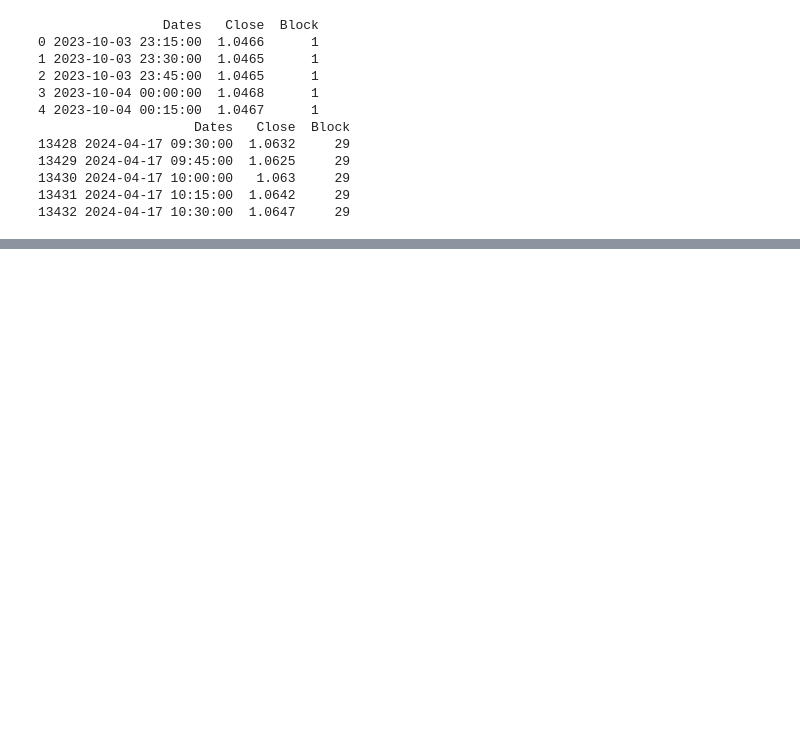
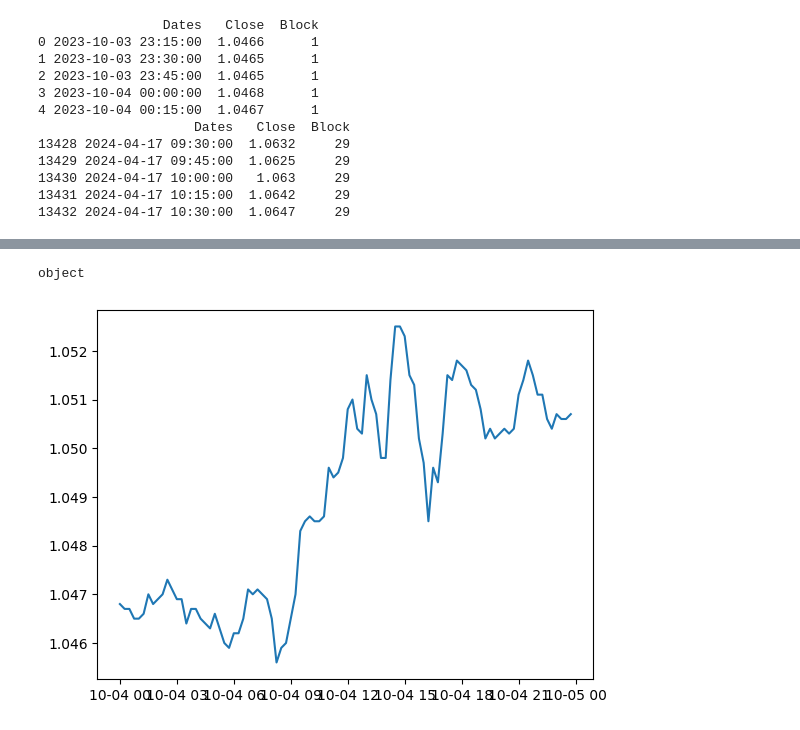
Before and after one commit to ArneTillmann/distributional-forex-prediction, a Jupyter notebook: statistical-consulting(1).ipynb, the cells around one changed output, grey strips where cells are left out. Cells and saved outputs as stored; diff of their text form; code cells hidden in the pictures; blank space fills up the shorter version.

```diff
--- a/statistical-consulting(1).ipynb
+++ b/statistical-consulting(1).ipynb
@@ -31,7 +73,7 @@ ImportError: DLL load failed while importing _imaging: Das angegebene Modul wurd
 - GARCH(Nils)
 # %%
 
-file_path = r'C:\Users\arnet\Documents\Uni\SoSe24\statistical-consulting\data\BB_Rates_15min_from_10-2023.xlsx'
+file_path = 'data\BB_Rates_15min_from_10-2023.xlsx'
 data = pd.read_excel(file_path)
 # %%
 start_index = 3
@@ -128,3 +157,8 @@ print(EURUSD_filtered.tail())
 13430 2024-04-17 10:00:00   1.063     29
 13431 2024-04-17 10:15:00  1.0642     29
 13432 2024-04-17 10:30:00  1.0647     29
+# %%
+EURUSD['Dates'] = pd.to_datetime(EURUSD['Dates'])
+
+# Extrahieren aller Datenpunkte, die zum 4. Oktober 2023 gehören
+subset = EURUSD[EURUSD['Dates'].dt.date == pd.to_datetime('2023-10-04').date()]
@@ -130,0 +174,14 @@ print(EURUSD_filtered.tail())
+# %%
+subset.set_index('Dates', inplace=True)
+# %%
+subset.loc[:, 'Close'] = pd.to_numeric(subset['Close'], errors='coerce')
+
+# Überprüfen des Datentyps der Spalte 'Close' nach der Konvertierung
+print(subset['Close'].dtype)
+# %% [output]
+object
+# %%
+pyplot.plot(subset['Close'])
+pyplot.show()
+# %% [output]
+[figure, added]
```
Also changed, not shown: parts of 26 cells of this notebook.
